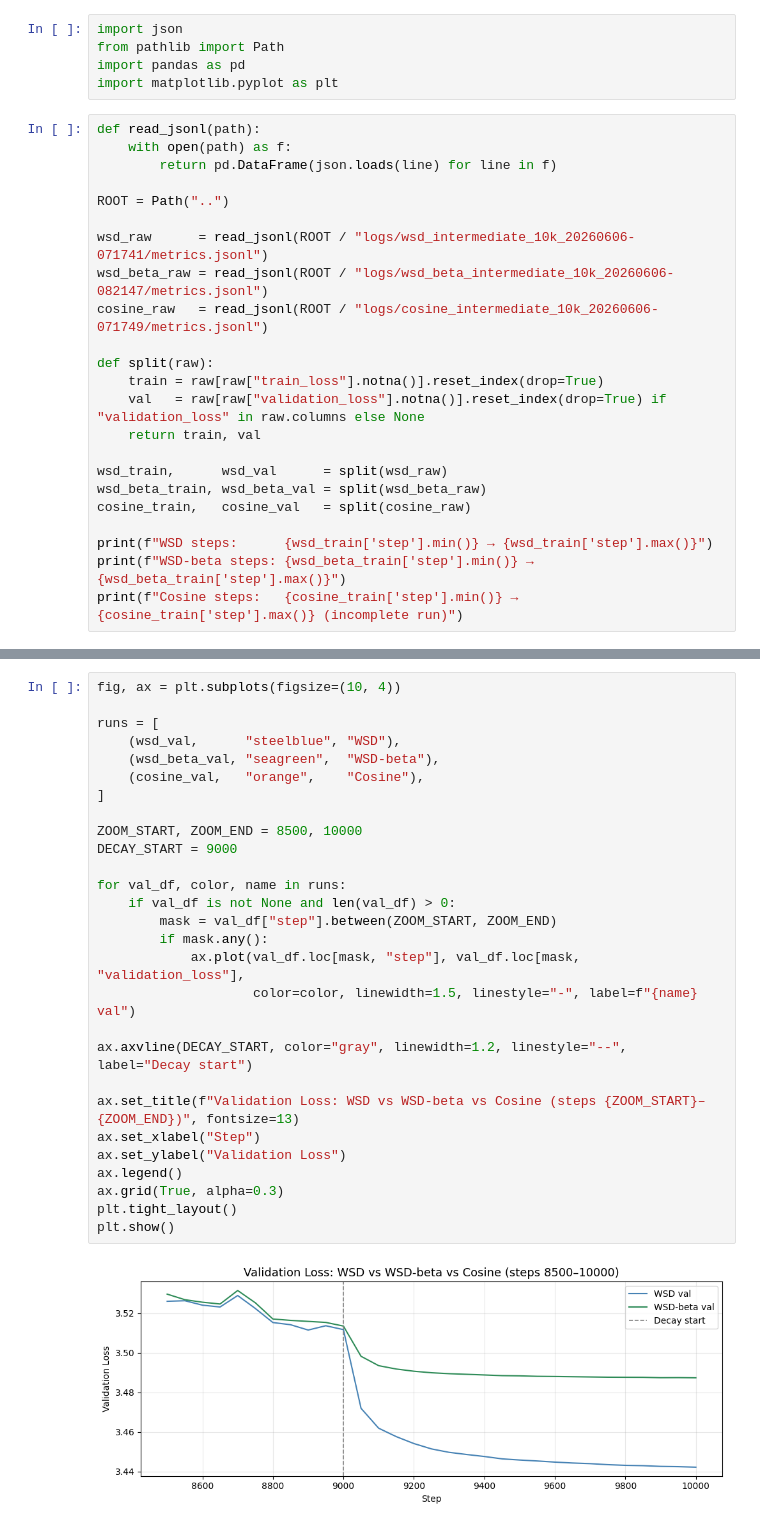
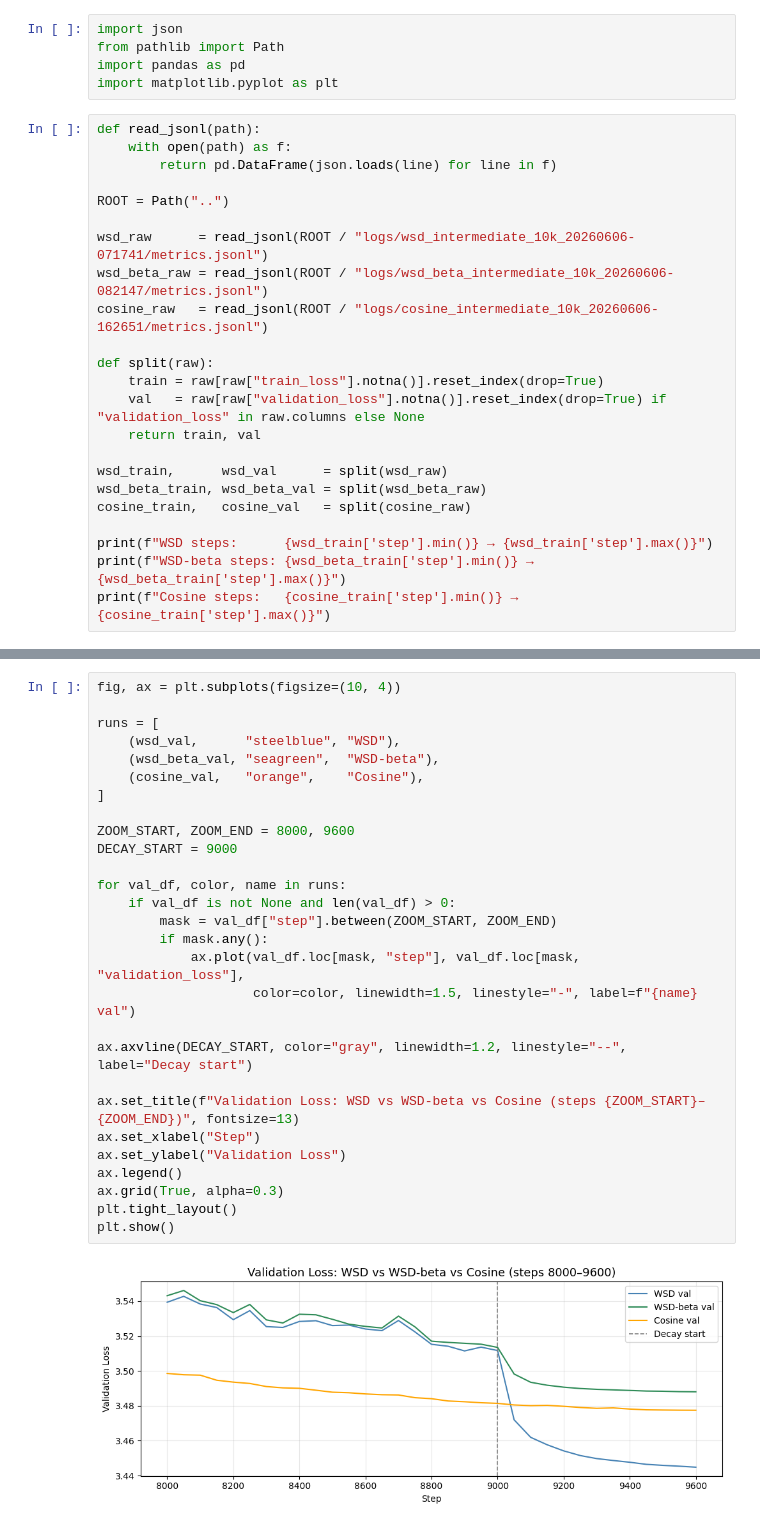
Before and after one commit to Duckymini/wsd_metric_triggered, a Jupyter notebook: notebooks/wsd_vs_cosine.ipynb, the cells around one changed output, grey strips where cells are left out. Saved outputs shown, nothing was run; the diff lists cells and outputs as text.

```diff
--- a/notebooks/wsd_vs_cosine.ipynb
+++ b/notebooks/wsd_vs_cosine.ipynb
@@ -12,7 +12,7 @@ ROOT = Path("..")
 
 wsd_raw      = read_jsonl(ROOT / "logs/wsd_intermediate_10k_20260606-071741/metrics.jsonl")
 wsd_beta_raw = read_jsonl(ROOT / "logs/wsd_beta_intermediate_10k_20260606-082147/metrics.jsonl")
-cosine_raw   = read_jsonl(ROOT / "logs/cosine_intermediate_10k_20260606-071749/metrics.jsonl")
+cosine_raw   = read_jsonl(ROOT / "logs/cosine_intermediate_10k_20260606-162651/metrics.jsonl")
 
 def split(raw):
     train = raw[raw["train_loss"].notna()].reset_index(drop=True)
@@ -25,7 +25,7 @@ cosine_train,   cosine_val   = split(cosine_raw)
 
 print(f"WSD steps:      {wsd_train['step'].min()} → {wsd_train['step'].max()}")
 print(f"WSD-beta steps: {wsd_beta_train['step'].min()} → {wsd_beta_train['step'].max()}")
-print(f"Cosine steps:   {cosine_train['step'].min()} → {cosine_train['step'].max()} (incomplete run)")
+print(f"Cosine steps:   {cosine_train['step'].min()} → {cosine_train['step'].max()}")
 # %% [output]
 WSD steps:      5 → 10000
 WSD-beta steps: 5 → 10000
@@ -116,33 +116,33 @@ plt.show()
 # %%
 fig, ax = plt.subplots(figsize=(10, 4))
 
 runs = [
     (wsd_val,      "steelblue", "WSD"),
     (wsd_beta_val, "seagreen",  "WSD-beta"),
     (cosine_val,   "orange",    "Cosine"),
 ]
 
-ZOOM_START, ZOOM_END = 8500, 10000
+ZOOM_START, ZOOM_END = 8000, 9600
 DECAY_START = 9000
 
 for val_df, color, name in runs:
     if val_df is not None and len(val_df) > 0:
         mask = val_df["step"].between(ZOOM_START, ZOOM_END)
         if mask.any():
             ax.plot(val_df.loc[mask, "step"], val_df.loc[mask, "validation_loss"],
                     color=color, linewidth=1.5, linestyle="-", label=f"{name} val")
 
 ax.axvline(DECAY_START, color="gray", linewidth=1.2, linestyle="--", label="Decay start")
 
 ax.set_title(f"Validation Loss: WSD vs WSD-beta vs Cosine (steps {ZOOM_START}–{ZOOM_END})", fontsize=13)
 ax.set_xlabel("Step")
 ax.set_ylabel("Validation Loss")
 ax.legend()
 ax.grid(True, alpha=0.3)
 plt.tight_layout()
 plt.show()
 # %% [output]
-[figure, old version]
+[figure, new version]
 # %%
 fig, ax = plt.subplots(figsize=(10, 4))
 
```
Also changed, not shown: parts of 4 cells of this notebook.
